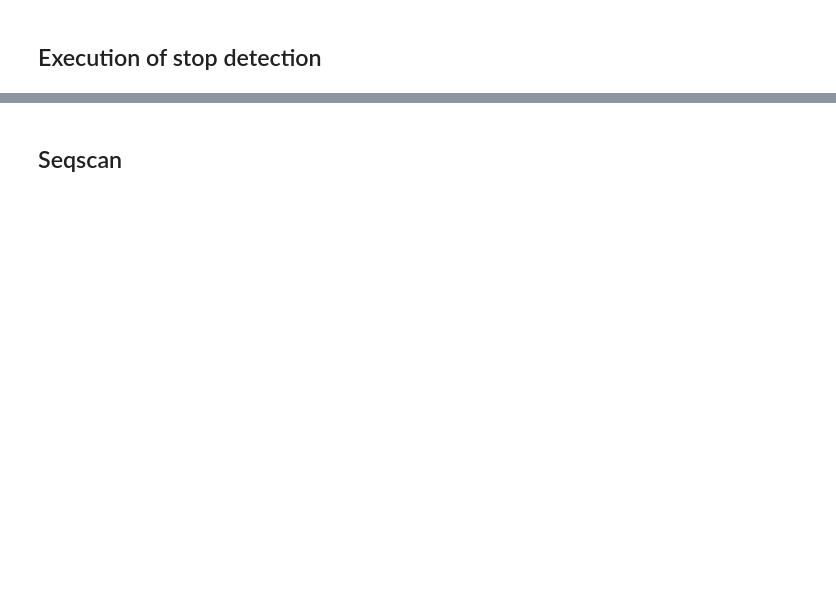
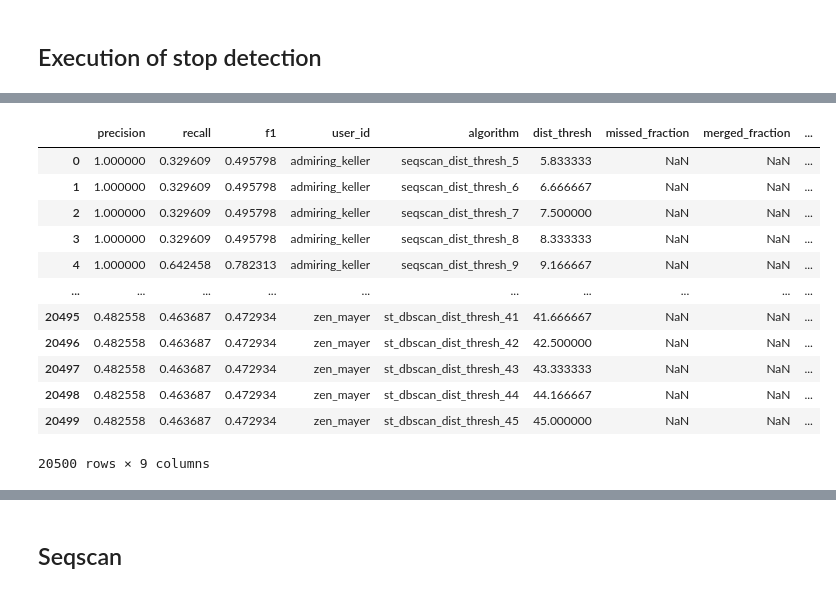
Before and after one commit to Watts-Lab/nomad, a Jupyter notebook: examples/research/robustness-of-algorithms/dist_thresh_vs_acc_exp.ipynb, the cells around one changed output, grey strips where cells are left out. Drawn from its saved outputs; the diff is of its cells as text; code cells hidden in the pictures; blank space fills up the shorter version.

```diff
--- a/examples/research/robustness-of-algorithms/dist_thresh_vs_acc_exp.ipynb
+++ b/examples/research/robustness-of-algorithms/dist_thresh_vs_acc_exp.ipynb
@@ -129 +234,17 @@ print(f"Number of unique dist_thresh values: {results_df['dist_thresh'].nunique(
+# %%
+results_df
+# %% [output]
+|  | precision | recall | f1 | user_id | algorithm | dist_thresh | missed_fraction | merged_fraction | ... |
+| 0 | 1.000000 | 0.329609 | 0.495798 | admiring_keller | seqscan_dist_thresh_5 | 5.833333 | NaN | NaN | ... |
+| 1 | 1.000000 | 0.329609 | 0.495798 | admiring_keller | seqscan_dist_thresh_6 | 6.666667 | NaN | NaN | ... |
+| 2 | 1.000000 | 0.329609 | 0.495798 | admiring_keller | seqscan_dist_thresh_7 | 7.500000 | NaN | NaN | ... |
+| 3 | 1.000000 | 0.329609 | 0.495798 | admiring_keller | seqscan_dist_thresh_8 | 8.333333 | NaN | NaN | ... |
+| 4 | 1.000000 | 0.642458 | 0.782313 | admiring_keller | seqscan_dist_thresh_9 | 9.166667 | NaN | NaN | ... |
+| ... | ... | ... | ... | ... | ... | ... | ... | ... | ... |
+| 20495 | 0.482558 | 0.463687 | 0.472934 | zen_mayer | st_dbscan_dist_thresh_41 | 41.666667 | NaN | NaN | ... |
+| 20496 | 0.482558 | 0.463687 | 0.472934 | zen_mayer | st_dbscan_dist_thresh_42 | 42.500000 | NaN | NaN | ... |
+| 20497 | 0.482558 | 0.463687 | 0.472934 | zen_mayer | st_dbscan_dist_thresh_43 | 43.333333 | NaN | NaN | ... |
+| 20498 | 0.482558 | 0.463687 | 0.472934 | zen_mayer | st_dbscan_dist_thresh_44 | 44.166667 | NaN | NaN | ... |
+| 20499 | 0.482558 | 0.463687 | 0.472934 | zen_mayer | st_dbscan_dist_thresh_45 | 45.000000 | NaN | NaN | ... |
+20500 rows × 9 columns
 # %% [markdown]
```
Also changed, not shown: parts of 16 cells of this notebook, 4 other files.
